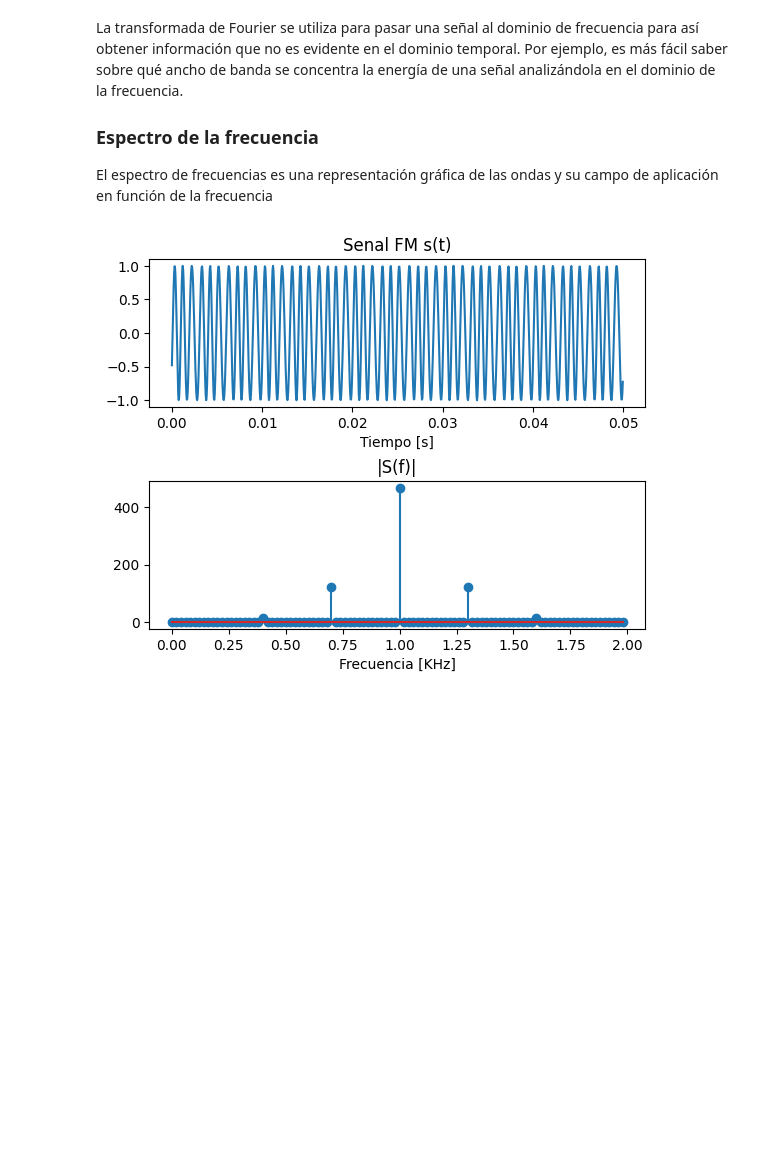
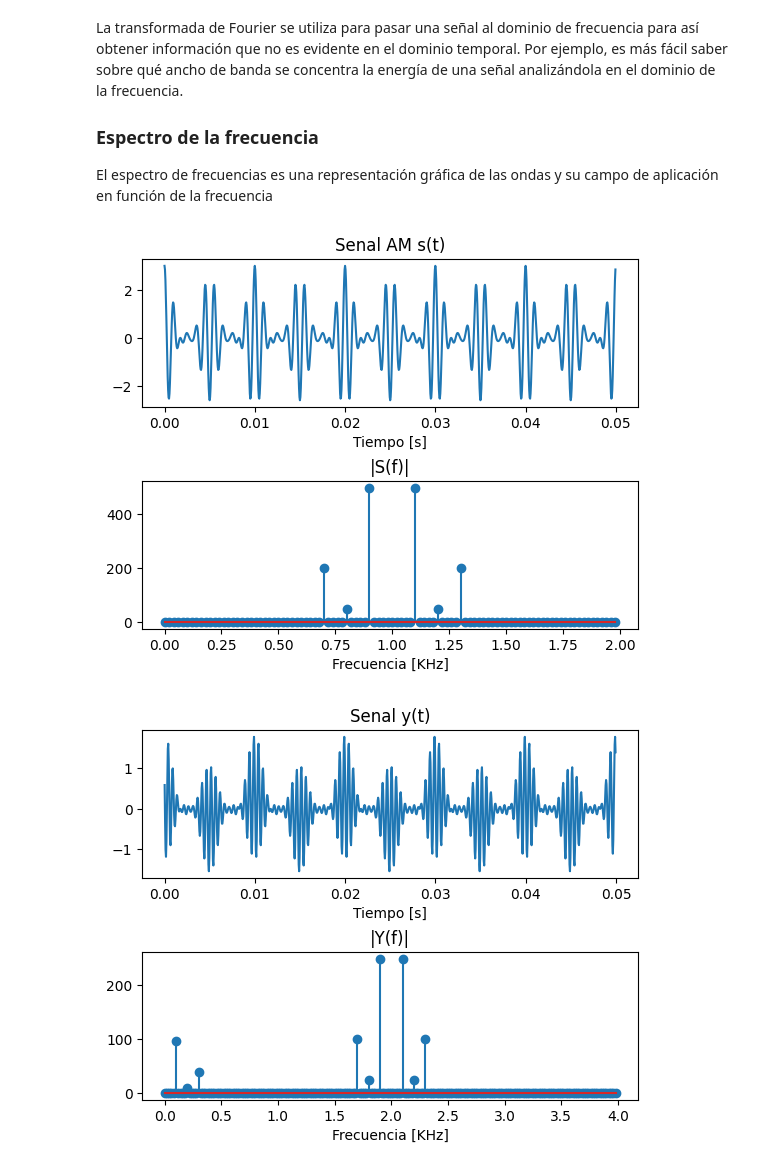
Before and after one commit to JorgeIsur/Laboratorio7Lerma, a Jupyter notebook: laboratorio7.ipynb, the cells around one changed output. Cells and saved outputs as stored; diff of their text form; code cells hidden in the pictures; blank space fills up the shorter version.

```diff
--- a/laboratorio7.ipynb
+++ b/laboratorio7.ipynb
@@ -257,30 +262,49 @@ La transformada de Fourier se utiliza para pasar una señal al dominio de frecue
 El espectro de frecuencias es una representación gráfica de las ondas y su campo de aplicación en función de la frecuencia
 # %%
 T = 0.00005; #Periodo de muestreo (seg)
-fs = 1/T; #Frecuencia de muestreo (Hz)
+fs = 1/T; #Frecuencia de muestreo (20KHz)
 N = 1000 #Numero de muestras
 t = np.arange(0.0, N*T, T) #N muestras para intervalo total
 f = np.arange(0.0, (N/2)*(fs/N)/1000, (fs/N)/1000) #N/2 muestras para intervalo de Nyquist (KHz)
-g = np.sin(2*np.pi*300*t) #%Senal
-G = np.fft.fft(g)
-teta=np.imag(signal.hilbert(g))
-A_c = 1.0 # Amplitud de la portadora
-f_c = 1000 # frecuencia de la portadora
-c = A_c*np.sin(2*np.pi*f_c*t) #Portadora
-C = np.fft.fft(c)
-B_fm= 0.5 # Indice de modulacion
-s = np.sin(2*np.pi*f_c*t+B_fm*teta) #Senal FM
+g = np.cos(2*np.pi*100*t)+0.1*np.cos(2*np.pi*200*t)+0.4*np.cos(2*np.pi*300*t) #%Senal
+c = 2*np.cos(2*np.pi*1000*t) #Portadora de 1KHz
+s = g*c #Senal AM
 S = np.fft.fft(s)
-
+teta=np.pi*7/16 #Angulo de desfase respecto a la portadora
+lo = np.cos(2*np.pi*1000*t+teta) #Oscilador local
+y = s*lo #Senal demodulada sin filtrar
+Y = np.fft.fft(y)
+b_lp = signal.firwin(32, 0.1) #Taps, Cutoff = 2*1KHz/20KHz
+u = signal.lfilter(b_lp, 1, y)
+U = np.fft.fft(u)
 fig1, axarr = plt.subplots(2, 1)
 axarr[0].plot(t, s)
-axarr[0].set_title('Senal FM s(t)')
+axarr[0].set_title('Senal AM s(t)')
 axarr[0].set_xlabel('Tiempo [s]')
 axarr[1].stem(f[0:100],abs(S[0:100]))
 axarr[1].set_title('|S(f)|')
 axarr[1].set_xlabel('Frecuencia [KHz]')
 fig1.subplots_adjust(hspace=0.5)
 
+fig2, axarr = plt.subplots(2, 1)
+axarr[0].plot(t, y)
+axarr[0].set_title('Senal y(t)')
+axarr[0].set_xlabel('Tiempo [s]')
+axarr[1].stem(f[0:200],abs(Y[0:200]))
+axarr[1].set_title('|Y(f)|')
+axarr[1].set_xlabel('Frecuencia [KHz]')
+fig2.subplots_adjust(hspace=0.5)
+
+fig3, axarr = plt.subplots(2, 1)
+axarr[0].plot(t, u)
+axarr[0].set_title('Senal demodulada  u(t)')
+axarr[0].set_xlabel('Tiempo [s]')
+axarr[1].stem(f[0:100],abs(U[0:100]))
+axarr[1].set_title('|U(f)|')
+axarr[1].set_xlabel('Frecuencia [KHz]')
+fig3.subplots_adjust(hspace=0.5)
+
 plt.show()
 # %% [output]
-[figure, old version]
+[figure, new version]
+[figure, added]
```
Also changed, not shown: parts of 3 cells of this notebook.
